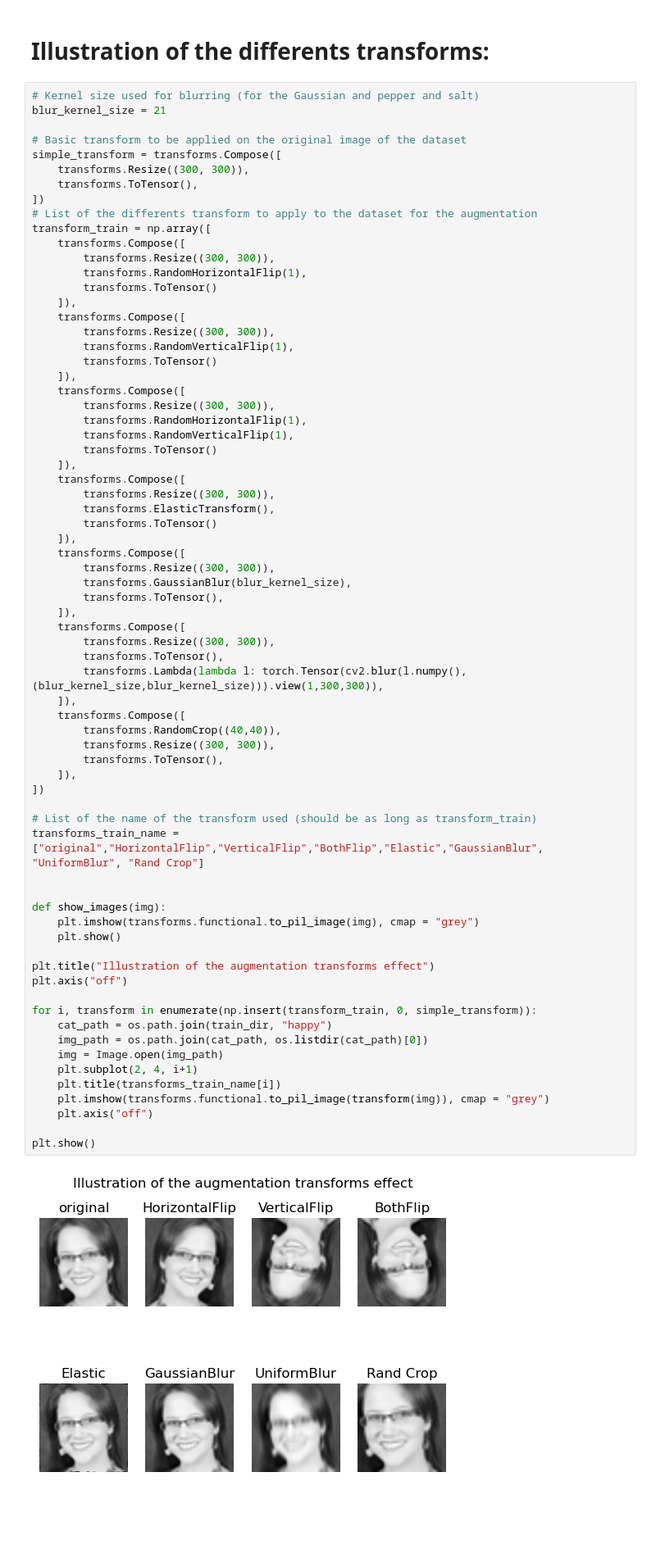
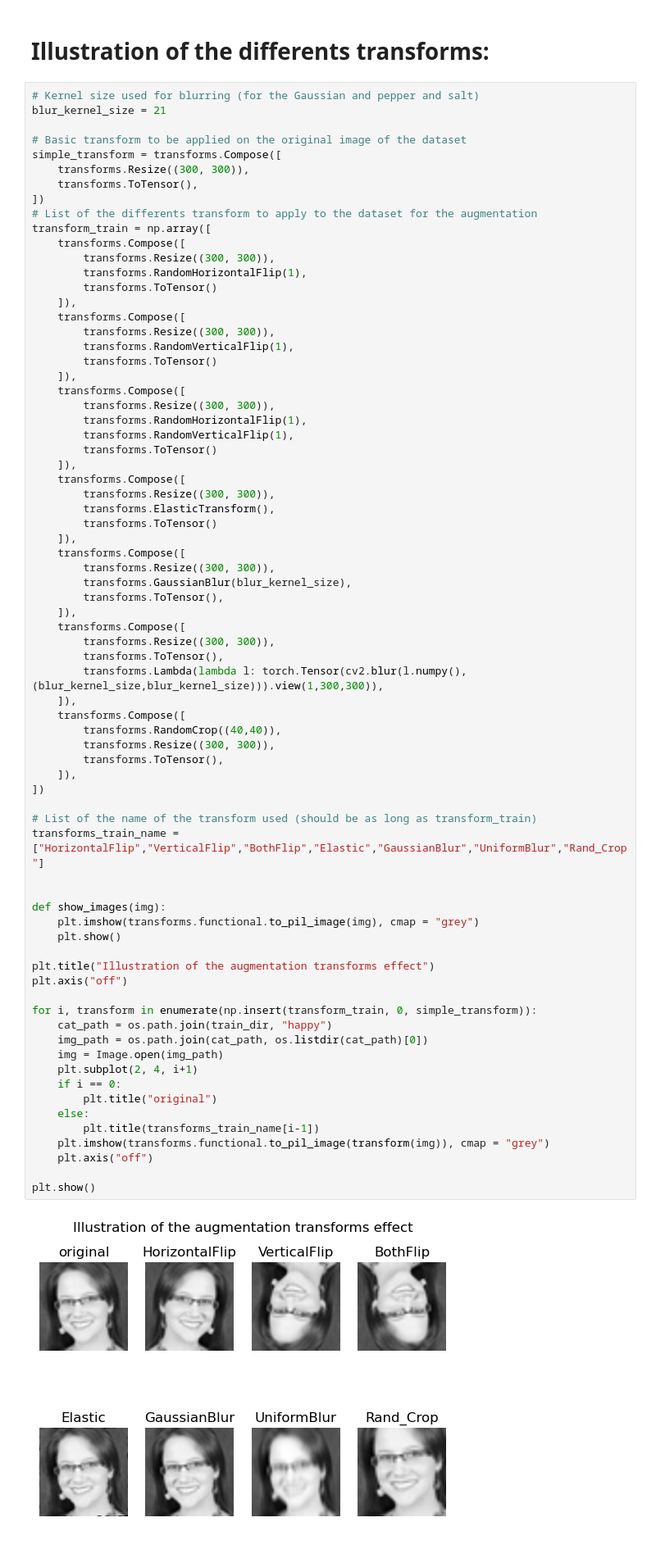
Before and after one commit to Ziboce/DeepLearning, a Jupyter notebook: data-augment.ipynb, the cells around one changed output. Shown at 82% size. Cells and saved outputs as stored; diff of their text form; blank space fills up the shorter version.

```diff
--- a/data-augment.ipynb
+++ b/data-augment.ipynb
@@ -148,36 +148,39 @@ transform_train = np.array([
         transforms.ToTensor(),
         transforms.Lambda(lambda l: torch.Tensor(cv2.blur(l.numpy(), (blur_kernel_size,blur_kernel_size))).view(1,300,300)),
     ]),
     transforms.Compose([
         transforms.RandomCrop((40,40)),
         transforms.Resize((300, 300)),
         transforms.ToTensor(),
     ]),
 ])
 
 # List of the name of the transform used (should be as long as transform_train)
-transforms_train_name = ["original","HorizontalFlip","VerticalFlip","BothFlip","Elastic","GaussianBlur", "UniformBlur", "Rand Crop"]
+transforms_train_name = ["HorizontalFlip","VerticalFlip","BothFlip","Elastic","GaussianBlur","UniformBlur","Rand_Crop"]
 
 
 def show_images(img):
     plt.imshow(transforms.functional.to_pil_image(img), cmap = "grey")
     plt.show()
 
 plt.title("Illustration of the augmentation transforms effect")
 plt.axis("off")
 
 for i, transform in enumerate(np.insert(transform_train, 0, simple_transform)):
     cat_path = os.path.join(train_dir, "happy")
     img_path = os.path.join(cat_path, os.listdir(cat_path)[0])
     img = Image.open(img_path)
     plt.subplot(2, 4, i+1)
-    plt.title(transforms_train_name[i])
+    if i == 0:
+        plt.title("original")
+    else:
+        plt.title(transforms_train_name[i-1])
     plt.imshow(transforms.functional.to_pil_image(transform(img)), cmap = "grey")
     plt.axis("off")
 
 plt.show()
 # %% [output]
-[figure, old version]
+[figure, new version]
 # %% [markdown]
 # Data augmentation
 The following script will generate the augmented data and will put it into the directory pointed by output_dir
```
Also changed, not shown: parts of 3 cells of this notebook, 3 other files.
